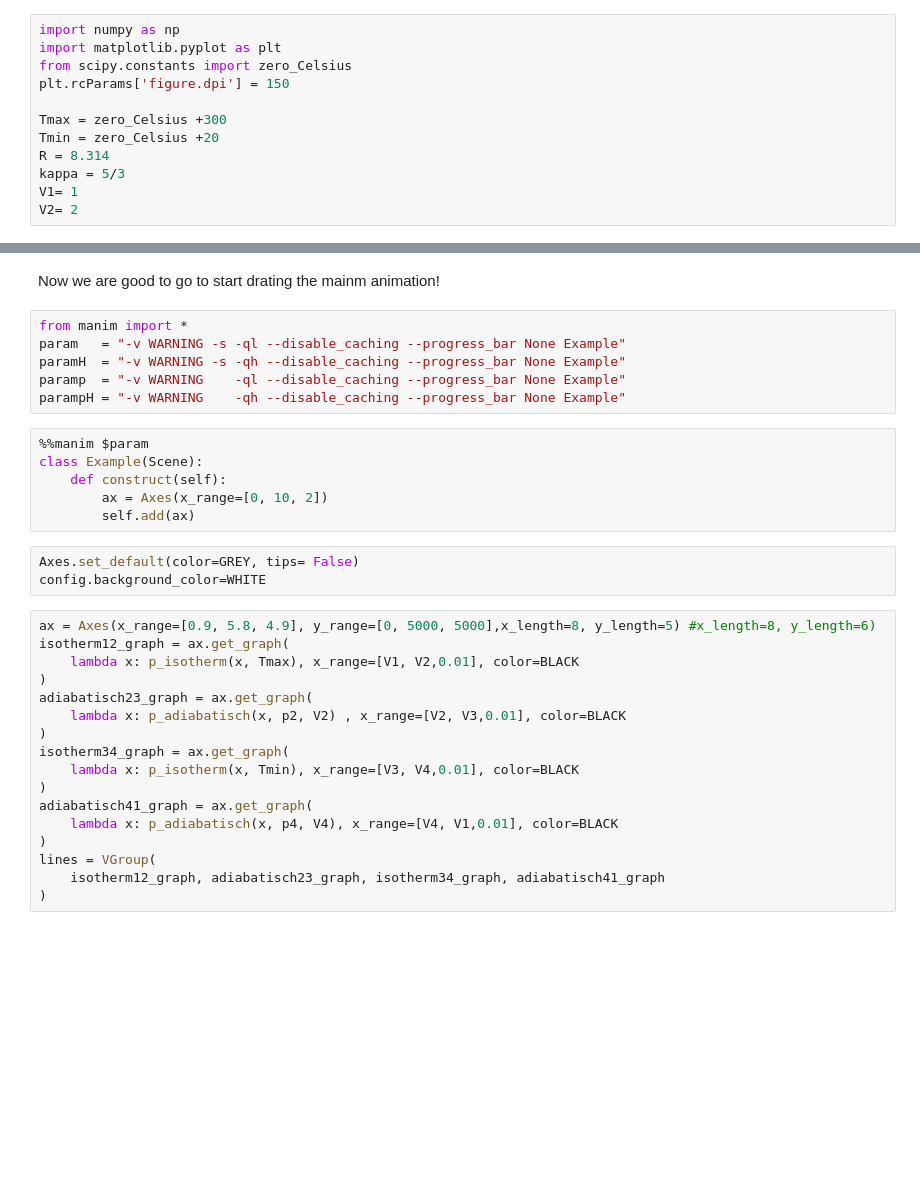
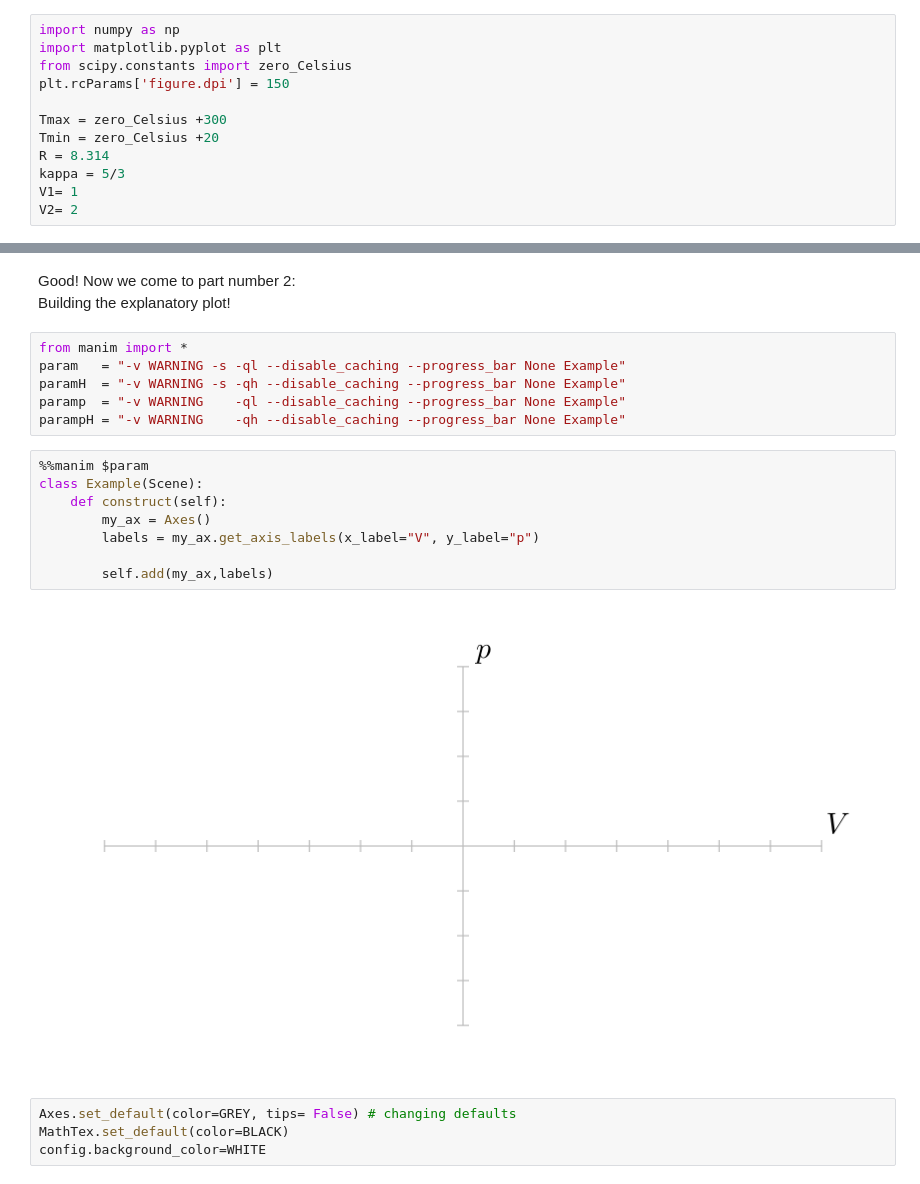
Before and after one commit to kolibril13/flyingframes, a Jupyter notebook: docs/source/carnot.ipynb, the cells around one changed output, grey strips where cells are left out. Drawn from its saved outputs; the diff is of its cells as text; blank space fills up the shorter version.

```diff
--- a/docs/source/carnot.ipynb
+++ b/docs/source/carnot.ipynb
@@ -73,5 +78,6 @@ plt.ticklabel_format(axis="x", style="sci", scilimits=(0,5))
 # %% [markdown]
-Now we are good to go to start drating the mainm animation!
+Good! Now we come to part number 2:
+Building the explanatory plot!
 # %%
 from manim import *
 param   = "-v WARNING -s -ql --disable_caching --progress_bar None Example"
@@ -81,28 +87,16 @@ parampH = "-v WARNING    -qh --disable_caching --progress_bar None Example"
 # %%
 %%manim $param
 class Example(Scene):
     def construct(self):
-        ax = Axes(x_range=[0, 10, 2])
-        self.add(ax)
+        my_ax = Axes()
+        labels = my_ax.get_axis_labels(x_label="V", y_label="p")
+
+        self.add(my_ax,labels)
+# %% [output]
+[figure, added]
 # %%
-Axes.set_default(color=GREY, tips= False)
+Axes.set_default(color=GREY, tips= False) # changing defaults
+MathTex.set_default(color=BLACK)
 config.background_color=WHITE
-# %%
-ax = Axes(x_range=[0.9, 5.8, 4.9], y_range=[0, 5000, 5000],x_length=8, y_length=5) #x_length=8, y_length=6)
-isotherm12_graph = ax.get_graph(
-    lambda x: p_isotherm(x, Tmax), x_range=[V1, V2,0.01], color=BLACK
-)
-adiabatisch23_graph = ax.get_graph(
-    lambda x: p_adiabatisch(x, p2, V2) , x_range=[V2, V3,0.01], color=BLACK
-)
-isotherm34_graph = ax.get_graph(
-    lambda x: p_isotherm(x, Tmin), x_range=[V3, V4,0.01], color=BLACK
-)
-adiabatisch41_graph = ax.get_graph(
-    lambda x: p_adiabatisch(x, p4, V4), x_range=[V4, V1,0.01], color=BLACK
-)
-lines = VGroup(
-    isotherm12_graph, adiabatisch23_graph, isotherm34_graph, adiabatisch41_graph
-)
 # %%
 %%manim $param
```
Also changed, not shown: parts of 21 cells of this notebook, 1 other file.
